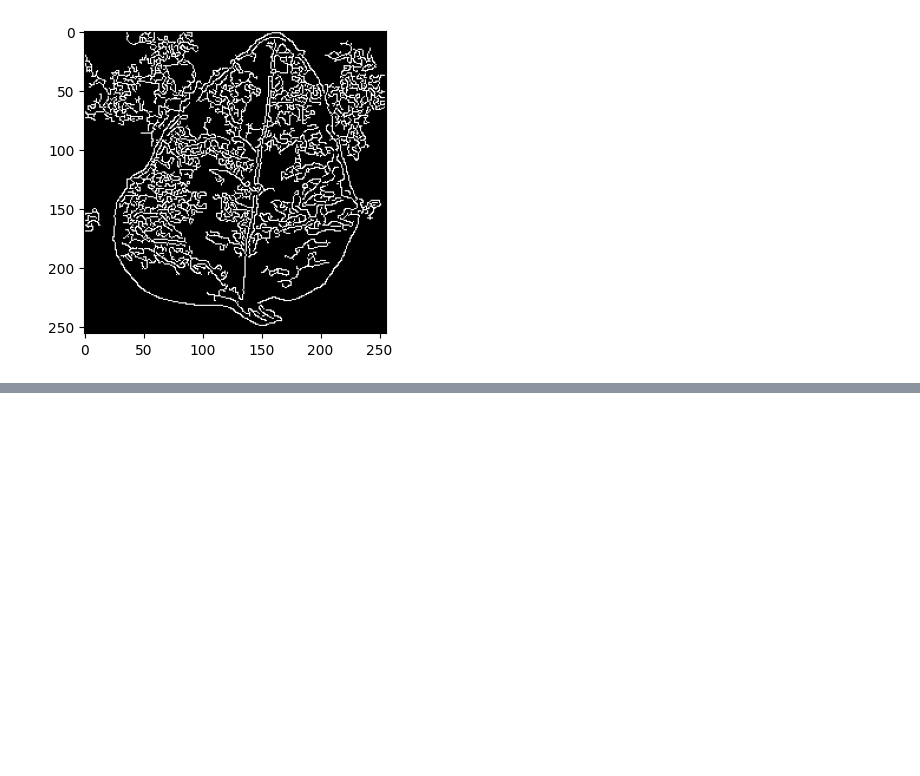
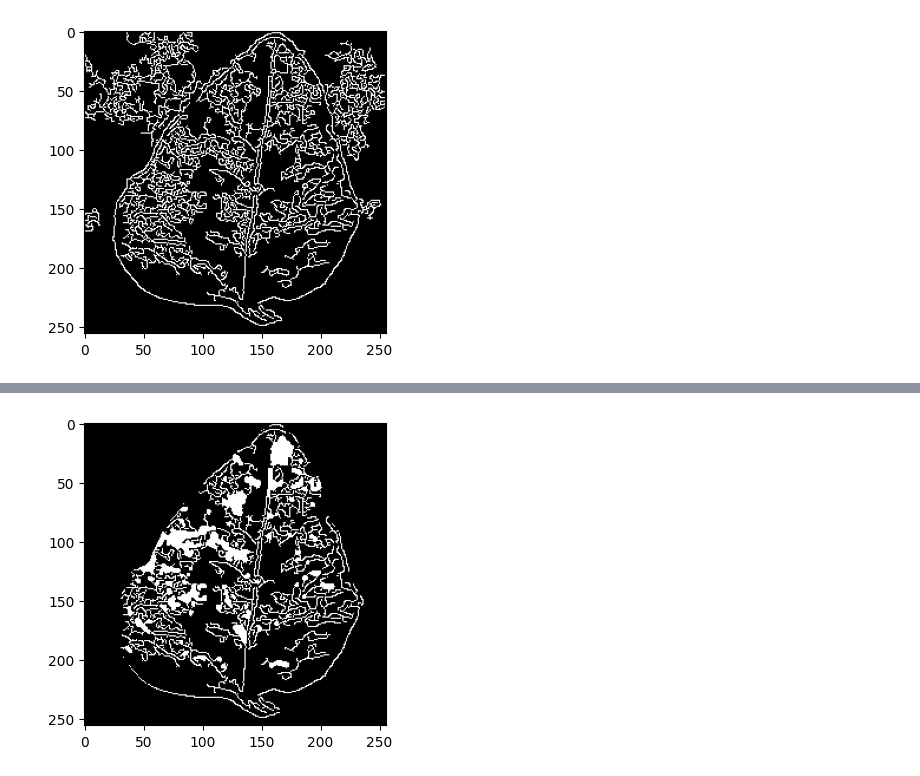
Before and after one commit to AnaGT/Anamilena, a Jupyter notebook: plantcv.ipynb, the cells around one changed output, grey strips where cells are left out. Drawn from its saved outputs; the diff is of its cells as text; code cells hidden in the pictures; blank space fills up the shorter version.

```diff
--- a/plantcv.ipynb
+++ b/plantcv.ipynb
@@ -97,0 +112,4 @@ canny_img= pcv.canny_edge_detect(img=img,
+# %%
+masked2= pcv.apply_mask(img=fill_img, mask=blur_8, mask_color="black")
+# %% [output]
+[figure, added]
```
Also changed, not shown: parts of 4 cells of this notebook.
